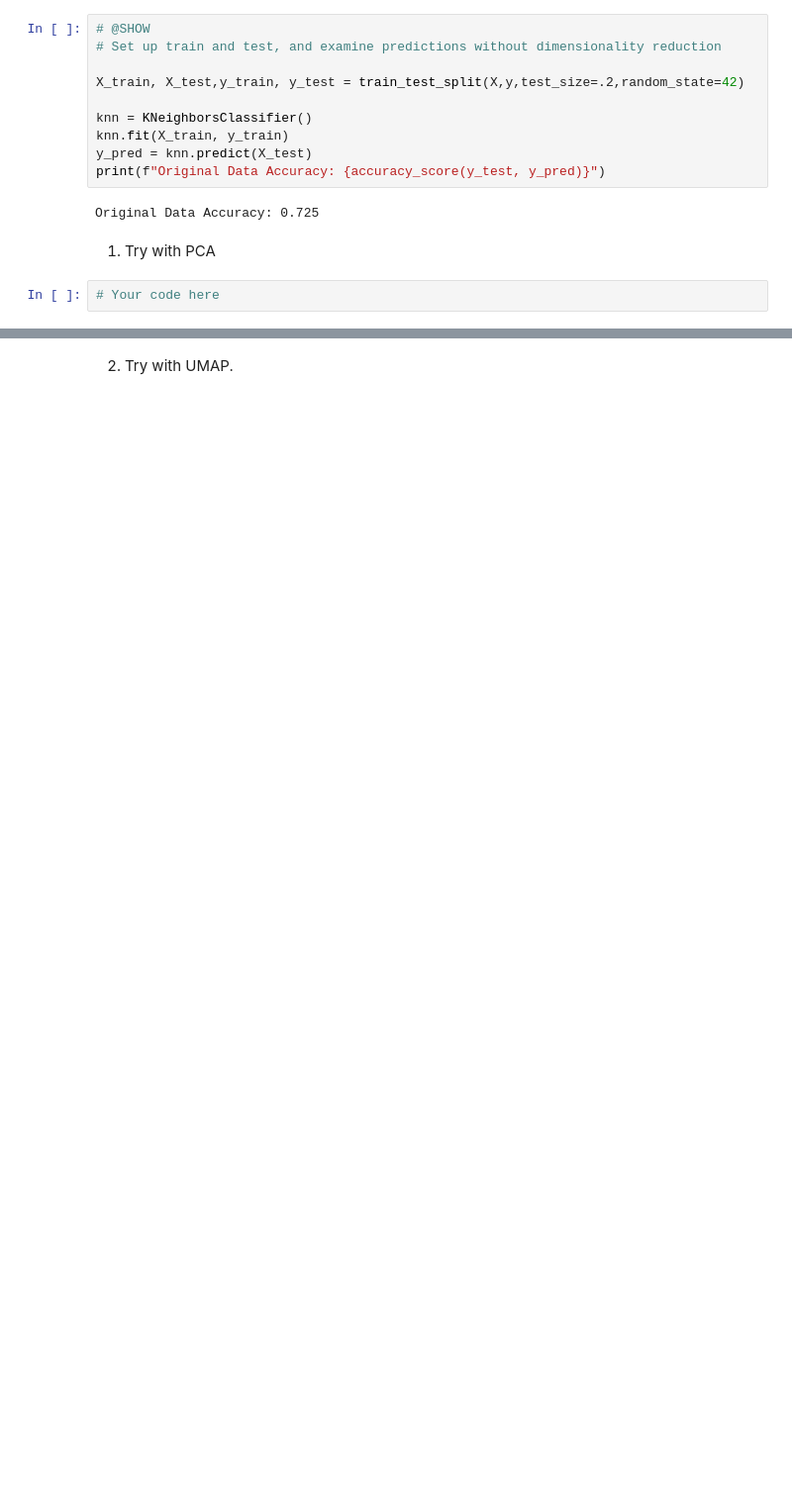
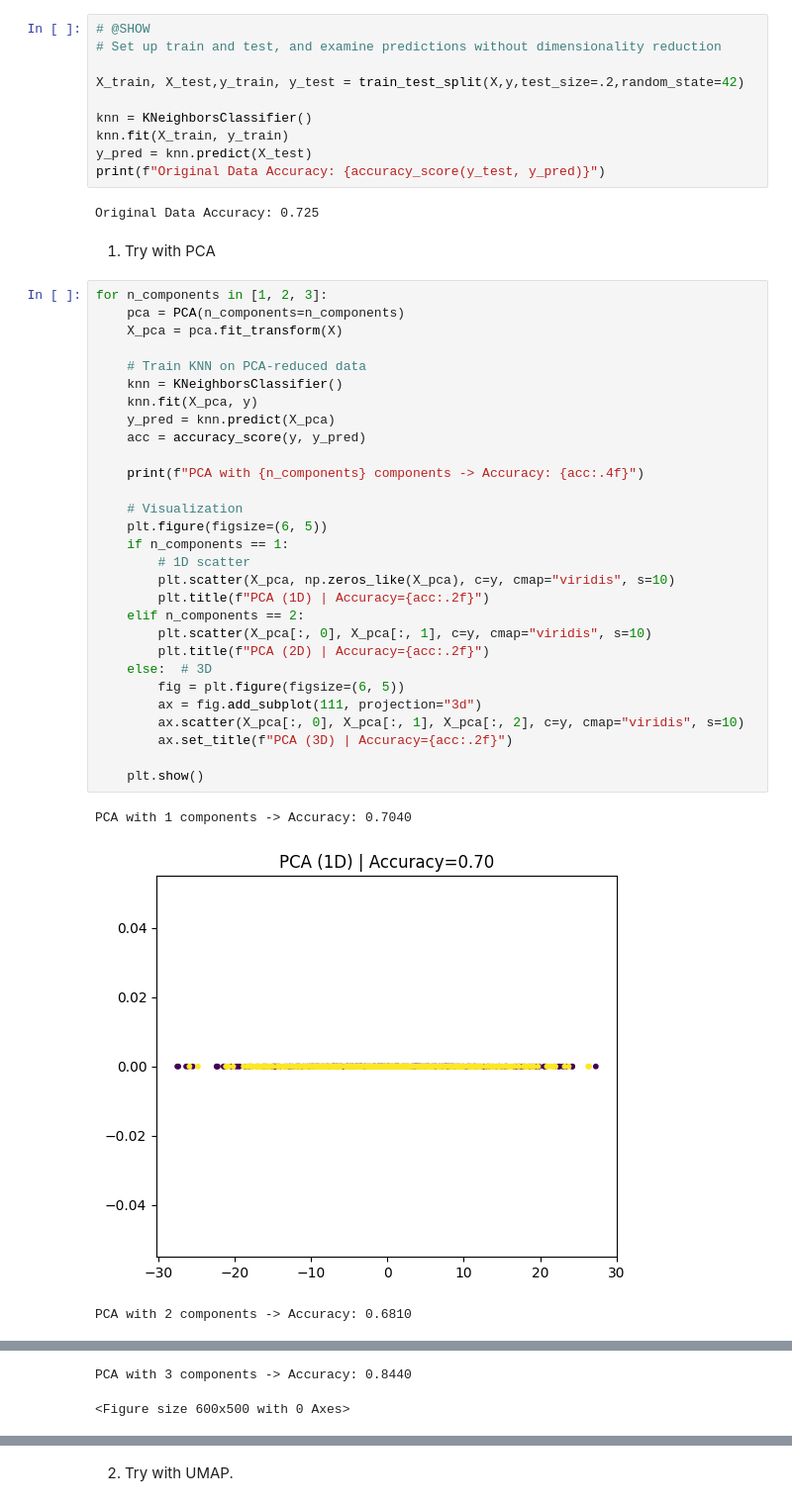
Before and after one commit to SU-IST707-FS25/week-4-materials-ZASilverstein, a Jupyter notebook: assignment.ipynb, the cells around one changed output, grey strips where cells are left out. Shown at 99% size. Drawn from its saved outputs; the diff is of its cells as text; blank space fills up the shorter version.

```diff
--- a/assignment.ipynb
+++ b/assignment.ipynb
@@ -197,4 +276,35 @@ Original Data Accuracy: 0.725
 # %% [markdown]
 1. Try with PCA
 # %%
-# Your code here
+for n_components in [1, 2, 3]:
+    pca = PCA(n_components=n_components)
+    X_pca = pca.fit_transform(X)
+
+    # Train KNN on PCA-reduced data
+    knn = KNeighborsClassifier()
+    knn.fit(X_pca, y)
+    y_pred = knn.predict(X_pca)
+    acc = accuracy_score(y, y_pred)
+
+    print(f"PCA with {n_components} components -> Accuracy: {acc:.4f}")
+
+    # Visualization
+    plt.figure(figsize=(6, 5))
+    if n_components == 1:
+        # 1D scatter
+        plt.scatter(X_pca, np.zeros_like(X_pca), c=y, cmap="viridis", s=10)
+        plt.title(f"PCA (1D) | Accuracy={acc:.2f}")
+    elif n_components == 2:
+        plt.scatter(X_pca[:, 0], X_pca[:, 1], c=y, cmap="viridis", s=10)
+        plt.title(f"PCA (2D) | Accuracy={acc:.2f}")
+    else:  # 3D
+        fig = plt.figure(figsize=(6, 5))
+        ax = fig.add_subplot(111, projection="3d")
+        ax.scatter(X_pca[:, 0], X_pca[:, 1], X_pca[:, 2], c=y, cmap="viridis", s=10)
+        ax.set_title(f"PCA (3D) | Accuracy={acc:.2f}")
+
+    plt.show()
+# %% [output]
+PCA with 1 components -> Accuracy: 0.7040
+[figure, added]
+PCA with 2 components -> Accuracy: 0.6810
@@ -200,0 +312,2 @@ Original Data Accuracy: 0.725
+PCA with 3 components -> Accuracy: 0.8440
+<Figure size 600x500 with 0 Axes>
```
Also changed, not shown: parts of 12 cells of this notebook.
